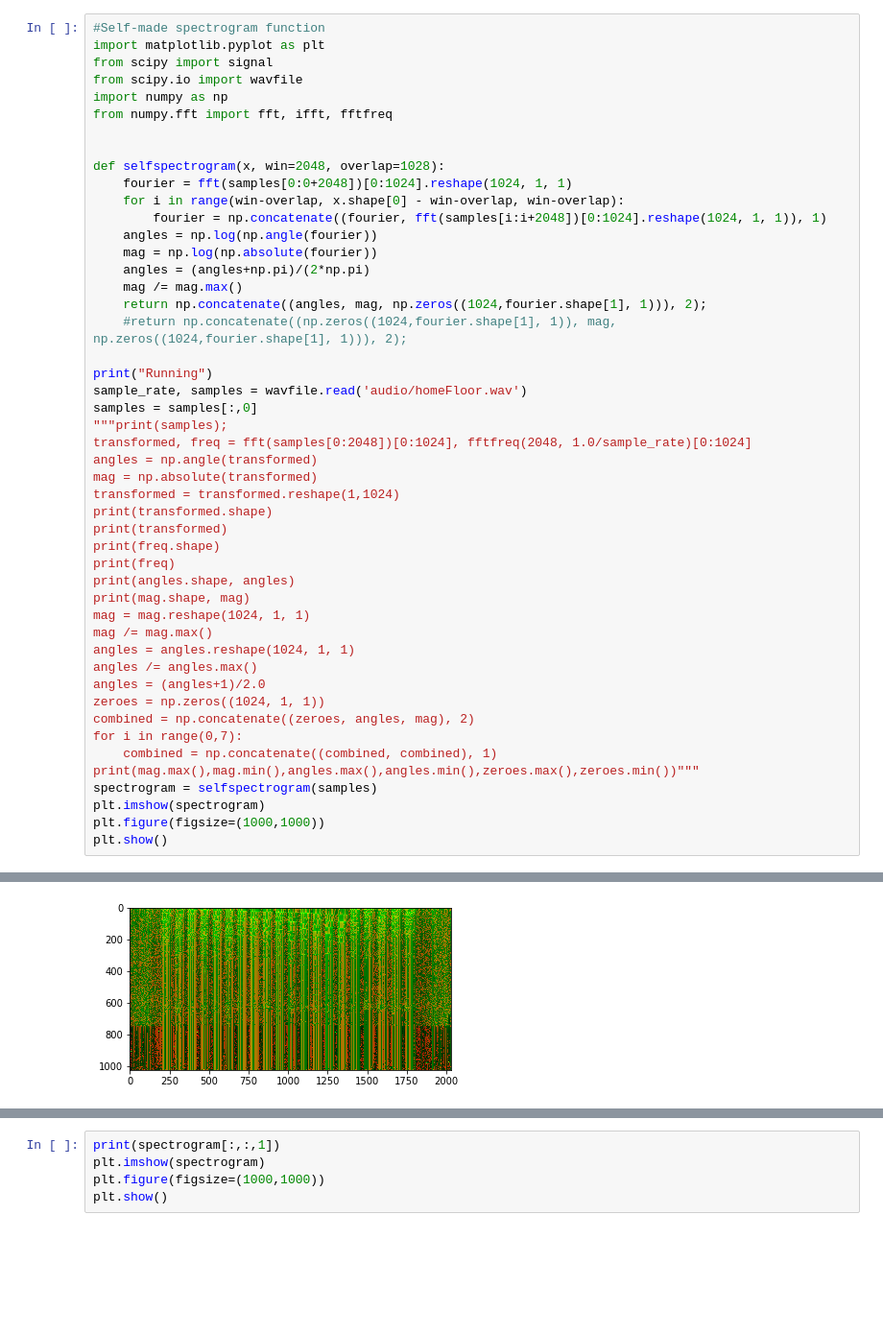
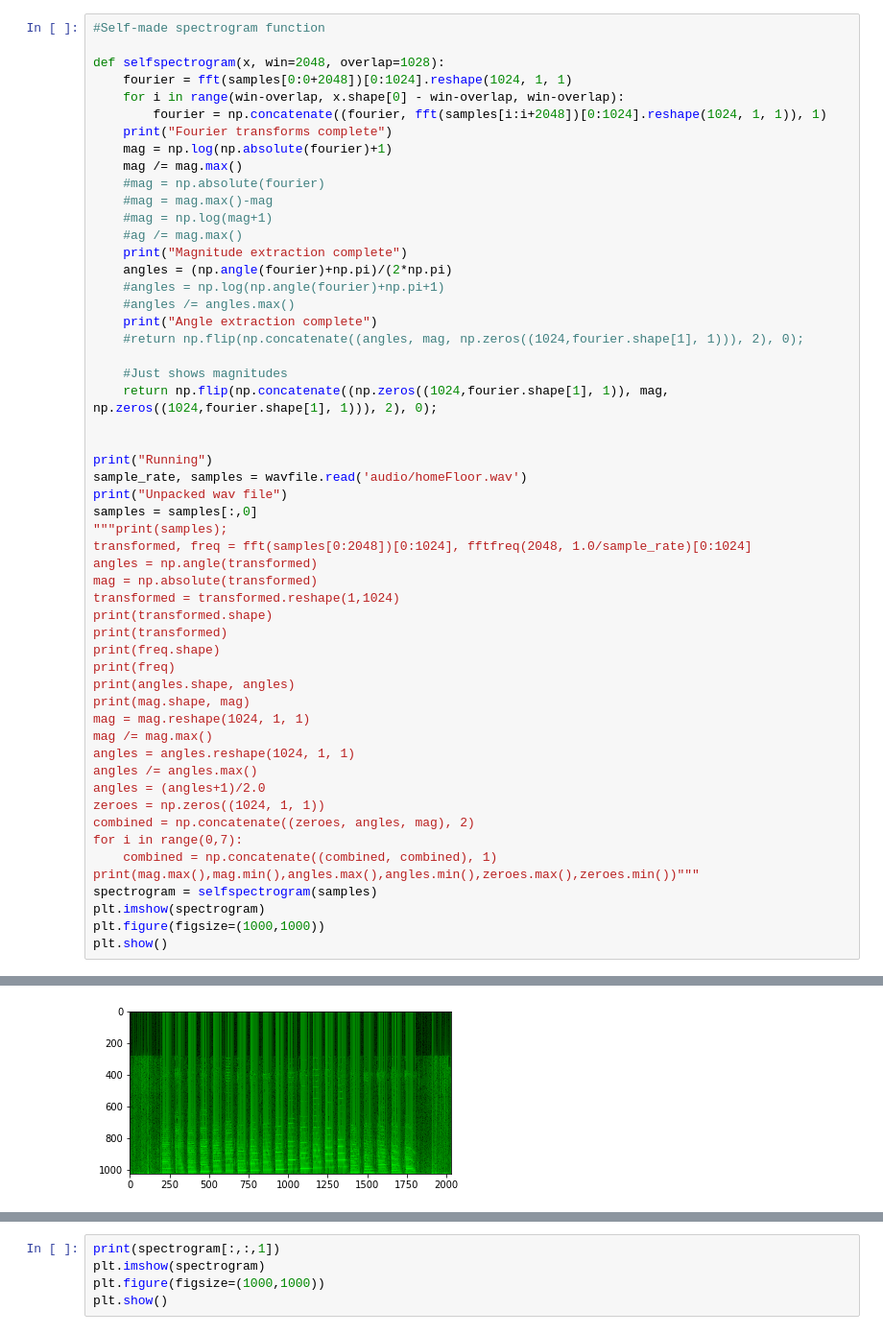
Before and after one commit to tinzh/machine-learning-tone-generation, a Jupyter notebook: project/audioManipulationTest.ipynb, the cells around one changed output, grey strips where cells are left out. Shown: that part at 96% size. Saved outputs shown, nothing was run; the diff lists cells and outputs as text; blank space fills up the shorter version.

```diff
--- a/project/audioManipulationTest.ipynb
+++ b/project/audioManipulationTest.ipynb
@@ -1,25 +7,31 @@
 # %%
 #Self-made spectrogram function
-import matplotlib.pyplot as plt
-from scipy import signal
-from scipy.io import wavfile
-import numpy as np
-from numpy.fft import fft, ifft, fftfreq
-
 
 def selfspectrogram(x, win=2048, overlap=1028):
     fourier = fft(samples[0:0+2048])[0:1024].reshape(1024, 1, 1)
     for i in range(win-overlap, x.shape[0] - win-overlap, win-overlap):
         fourier = np.concatenate((fourier, fft(samples[i:i+2048])[0:1024].reshape(1024, 1, 1)), 1)
-    angles = np.log(np.angle(fourier))
-    mag = np.log(np.absolute(fourier))
-    angles = (angles+np.pi)/(2*np.pi)
+    print("Fourier transforms complete")
+    mag = np.log(np.absolute(fourier)+1)
     mag /= mag.max()
-    return np.concatenate((angles, mag, np.zeros((1024,fourier.shape[1], 1))), 2);
-    #return np.concatenate((np.zeros((1024,fourier.shape[1], 1)), mag, np.zeros((1024,fourier.shape[1], 1))), 2);
+    #mag = np.absolute(fourier)
+    #mag = mag.max()-mag
+    #mag = np.log(mag+1)
+    #ag /= mag.max()
+    print("Magnitude extraction complete")
+    angles = (np.angle(fourier)+np.pi)/(2*np.pi)
+    #angles = np.log(np.angle(fourier)+np.pi+1)
+    #angles /= angles.max()
+    print("Angle extraction complete")
+    #return np.flip(np.concatenate((angles, mag, np.zeros((1024,fourier.shape[1], 1))), 2), 0);
+
+    #Just shows magnitudes
+    return np.flip(np.concatenate((np.zeros((1024,fourier.shape[1], 1)), mag, np.zeros((1024,fourier.shape[1], 1))), 2), 0);
+
 
 print("Running")
 sample_rate, samples = wavfile.read('audio/homeFloor.wav')
+print("Unpacked wav file")
 samples = samples[:,0]
 """print(samples);
 transformed, freq = fft(samples[0:2048])[0:1024], fftfreq(2048, 1.0/sample_rate)[0:1024]
@@ -51,4 +67,4 @@ Running
-[figure, old version]
+[figure, new version]
 <matplotlib.figure.Figure at 0x...>
 # %%
 print(spectrogram[:,:,1])
```
Also changed, not shown: parts of 2 cells of this notebook, 2 other files.
